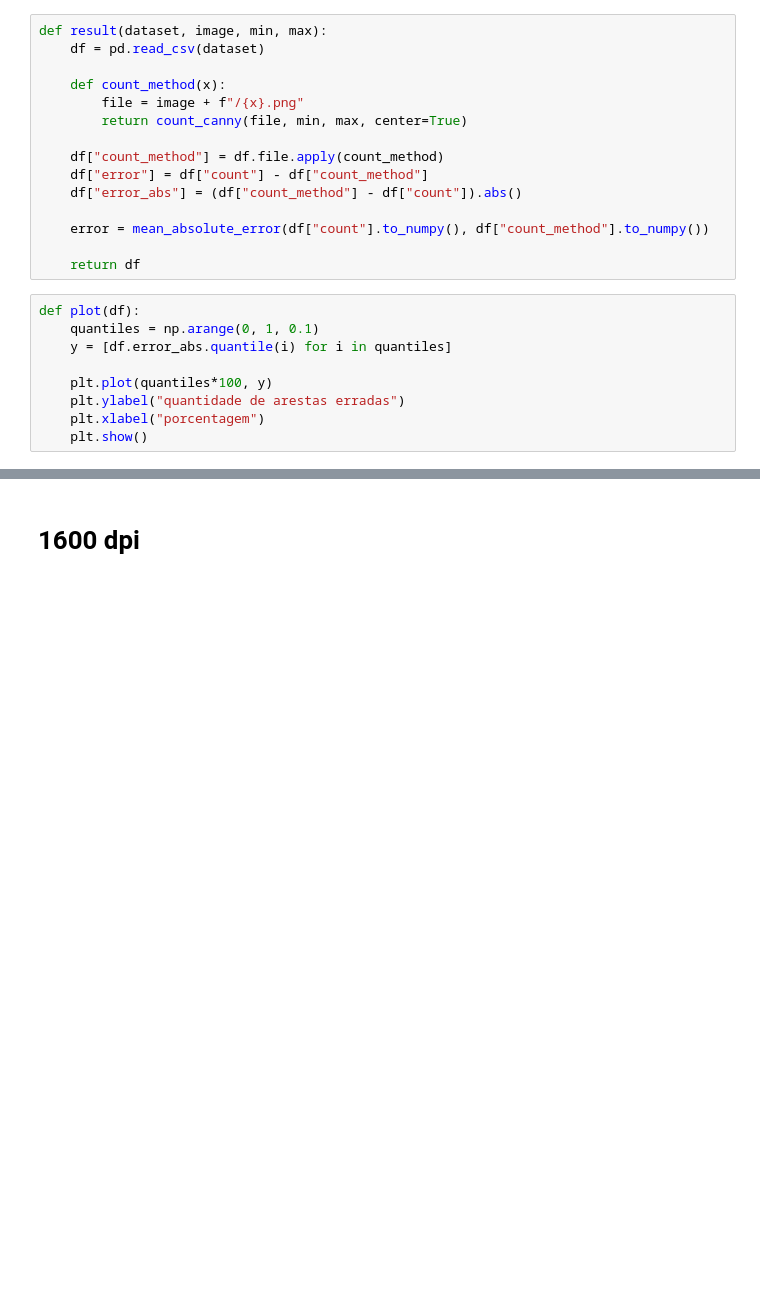
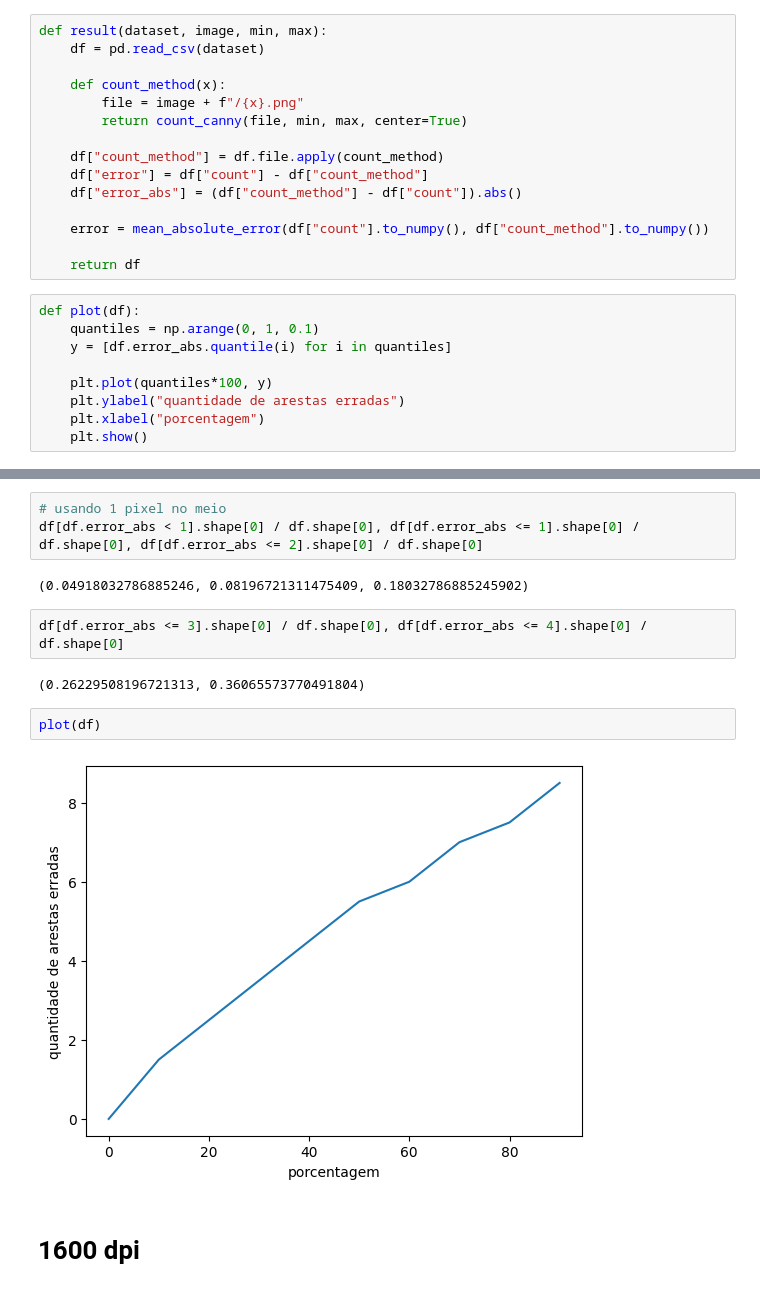
Before and after one commit to s2lola/speleothem, a Jupyter notebook: speleothem/edge_detector/metrics.ipynb, the cells around one changed output, grey strips where cells are left out. Drawn from its saved outputs; the diff is of its cells as text; blank space fills up the shorter version.

```diff
--- a/speleothem/edge_detector/metrics.ipynb
+++ b/speleothem/edge_detector/metrics.ipynb
@@ -31,3 +89,16 @@ def plot(df):
+# %%
+# usando 1 pixel no meio
+df[df.error_abs < 1].shape[0] / df.shape[0], df[df.error_abs <= 1].shape[0] / df.shape[0], df[df.error_abs <= 2].shape[0] / df.shape[0]
+# %% [output]
+(0.04918032786885246, 0.08196721311475409, 0.18032786885245902)
+# %%
+df[df.error_abs <= 3].shape[0] / df.shape[0], df[df.error_abs <= 4].shape[0] / df.shape[0]
+# %% [output]
+(0.26229508196721313, 0.36065573770491804)
+# %%
+plot(df)
+# %% [output]
+[figure, added]
 # %% [markdown]
 # 1600 dpi
 # %%
```
Also changed, not shown: parts of 23 cells of this notebook, 2 other files.
